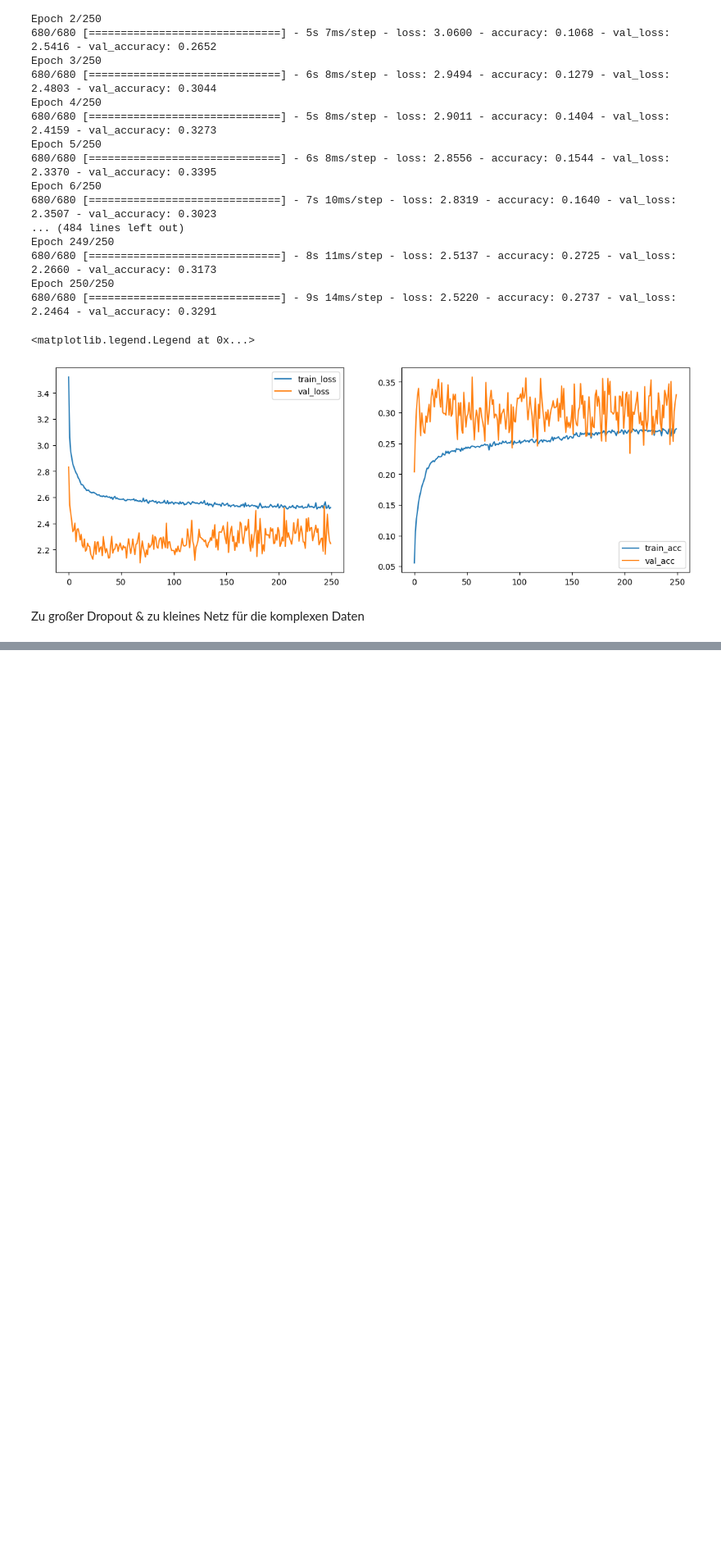
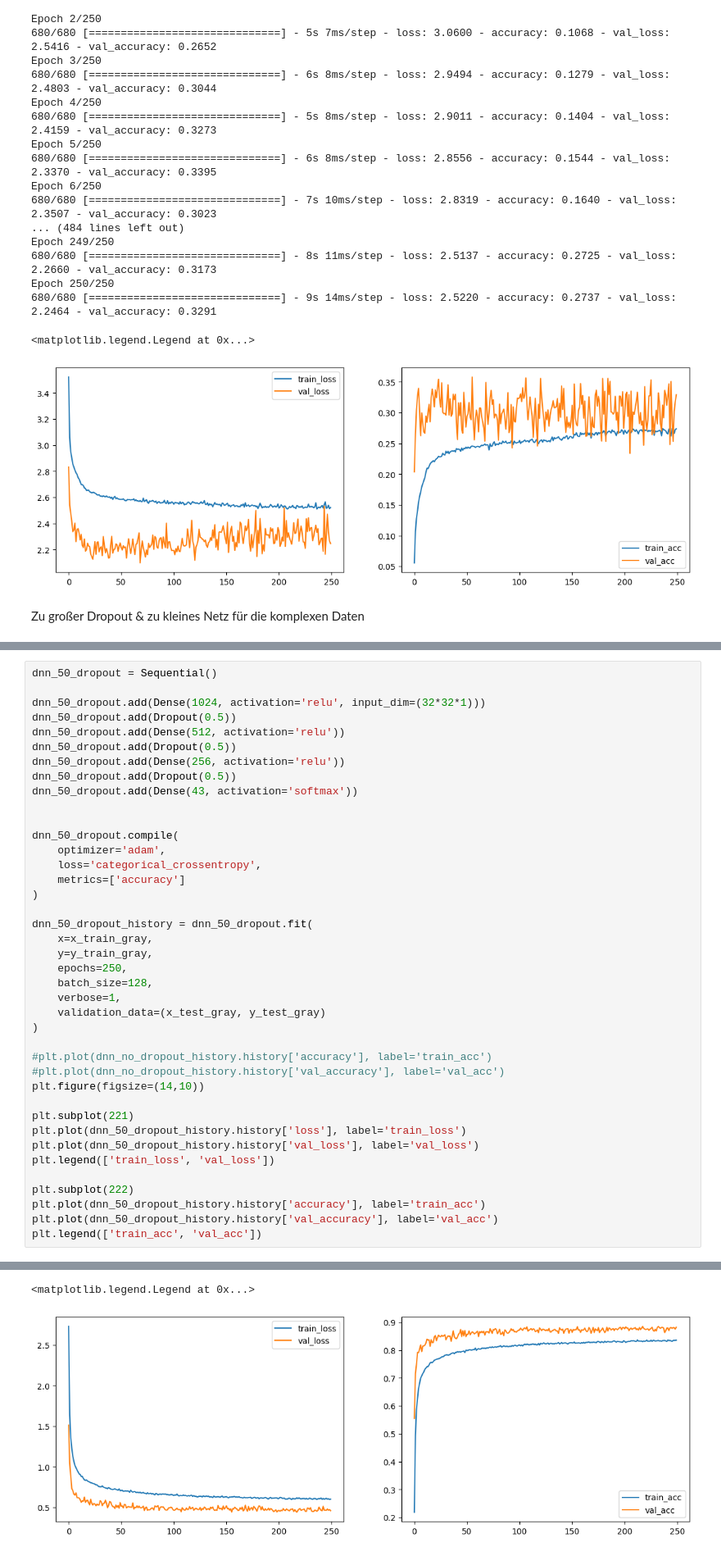
Before and after one commit to nmaaiken/neuro_modularbeit, a Jupyter notebook: DNN.ipynb, the cells around one changed output, grey strips where cells are left out. Shown at 82% size. Drawn from its saved outputs; the diff is of its cells as text; blank space fills up the shorter version.

```diff
--- a/DNN.ipynb
+++ b/DNN.ipynb
@@ -305,0 +429,41 @@ Epoch 155/250
+# %%
+dnn_50_dropout = Sequential()
+
+dnn_50_dropout.add(Dense(1024, activation='relu', input_dim=(32*32*1)))
+dnn_50_dropout.add(Dropout(0.5))
+dnn_50_dropout.add(Dense(512, activation='relu'))
+dnn_50_dropout.add(Dropout(0.5))
+dnn_50_dropout.add(Dense(256, activation='relu'))
+dnn_50_dropout.add(Dropout(0.5))
+dnn_50_dropout.add(Dense(43, activation='softmax'))
+
+
+dnn_50_dropout.compile(
+    optimizer='adam',
+    loss='categorical_crossentropy',
+    metrics=['accuracy']
+)
+
+dnn_50_dropout_history = dnn_50_dropout.fit(
+    x=x_train_gray,
+    y=y_train_gray,
+    epochs=250,
+    batch_size=128,
+    verbose=1,
+    validation_data=(x_test_gray, y_test_gray)
+)
+
+#plt.plot(dnn_no_dropout_history.history['accuracy'], label='train_acc')
+#plt.plot(dnn_no_dropout_history.history['val_accuracy'], label='val_acc')
+plt.figure(figsize=(14,10))
+
+plt.subplot(221)
+plt.plot(dnn_50_dropout_history.history['loss'], label='train_loss')
+plt.plot(dnn_50_dropout_history.history['val_loss'], label='val_loss')
+plt.legend(['train_loss', 'val_loss'])
+
+plt.subplot(222)
+plt.plot(dnn_50_dropout_history.history['accuracy'], label='train_acc')
+plt.plot(dnn_50_dropout_history.history['val_accuracy'], label='val_acc')
+plt.legend(['train_acc', 'val_acc'])
+# %% [output]
@@ -305,0 +487,2 @@ Epoch 155/250
+<matplotlib.legend.Legend at 0x...>
+[figure, added]
```
Also changed, not shown: parts of 25 cells of this notebook, 18 other files.
